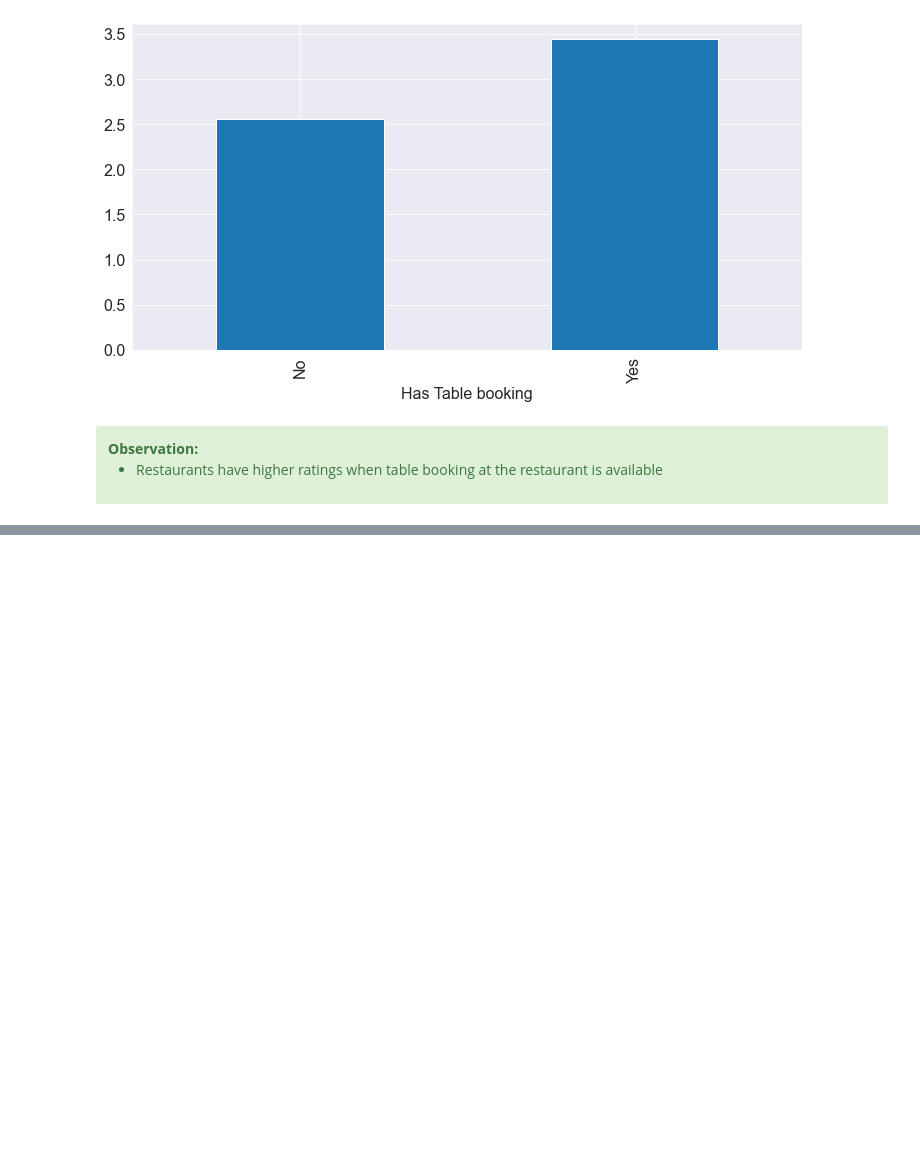
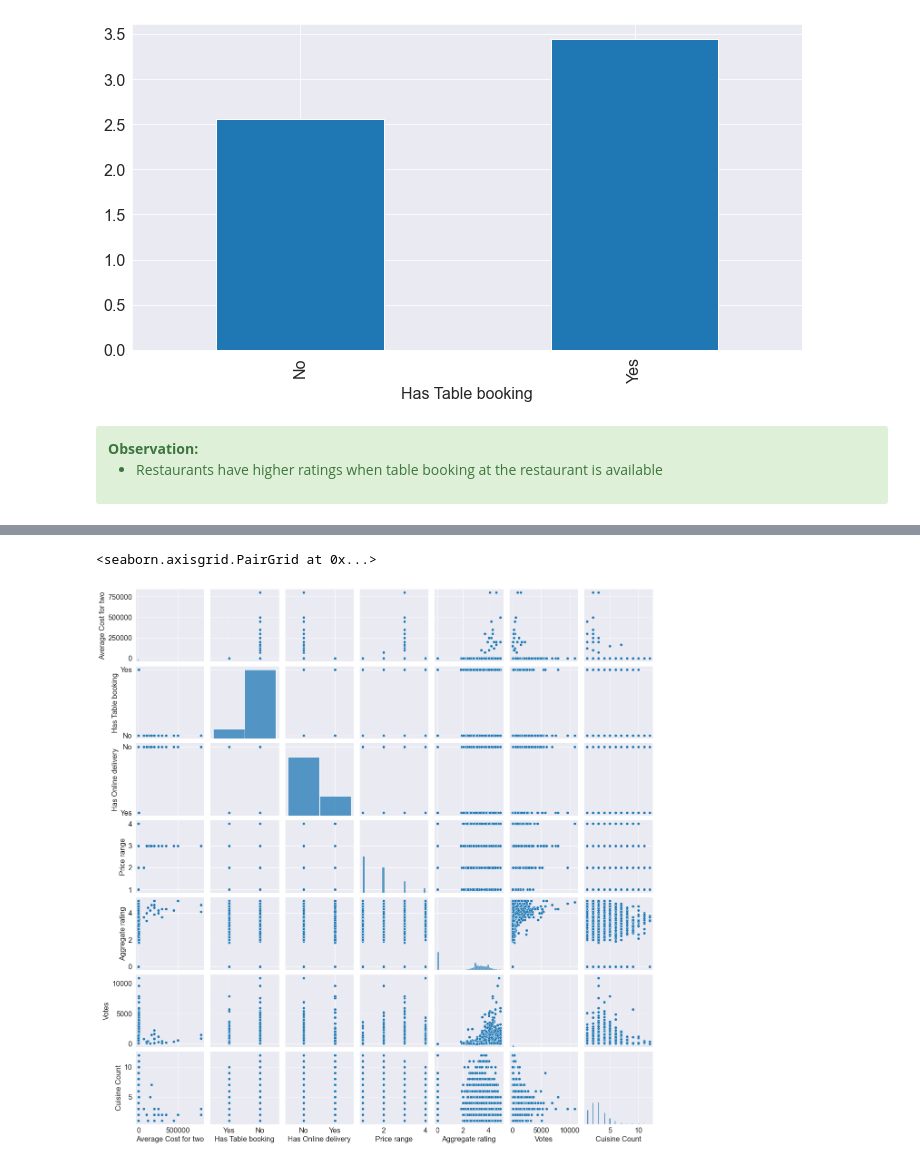
Before and after one commit to manaswikamila05/EDA, a Jupyter notebook: Zomato Restaurants Data/Zomato Case Study.ipynb, the cells around one changed output, grey strips where cells are left out. Saved outputs shown, nothing was run; the diff lists cells and outputs as text; code cells hidden in the pictures; blank space fills up the shorter version.

```diff
--- a/Zomato Restaurants Data/Zomato Case Study.ipynb
+++ b/Zomato Restaurants Data/Zomato Case Study.ipynb
@@ -1025,0 +969,2 @@ sns.pairplot(final_df)
+# %%
+final_df["Cuisine Count"] = final_df["Cuisines"].apply(lambda x:len(x.split()))
@@ -1025,0 +989,5 @@ sns.pairplot(final_df)
+# %%
+sns.pairplot(data=final_df, vars=['Average Cost for two','Has Table booking','Has Online delivery','Price range', 'Aggregate rating', 'Votes', 'Cuisine Count'])
+# %% [output]
+<seaborn.axisgrid.PairGrid at 0x...>
+[figure, added]
```
Also changed, not shown: parts of 32 cells of this notebook.
